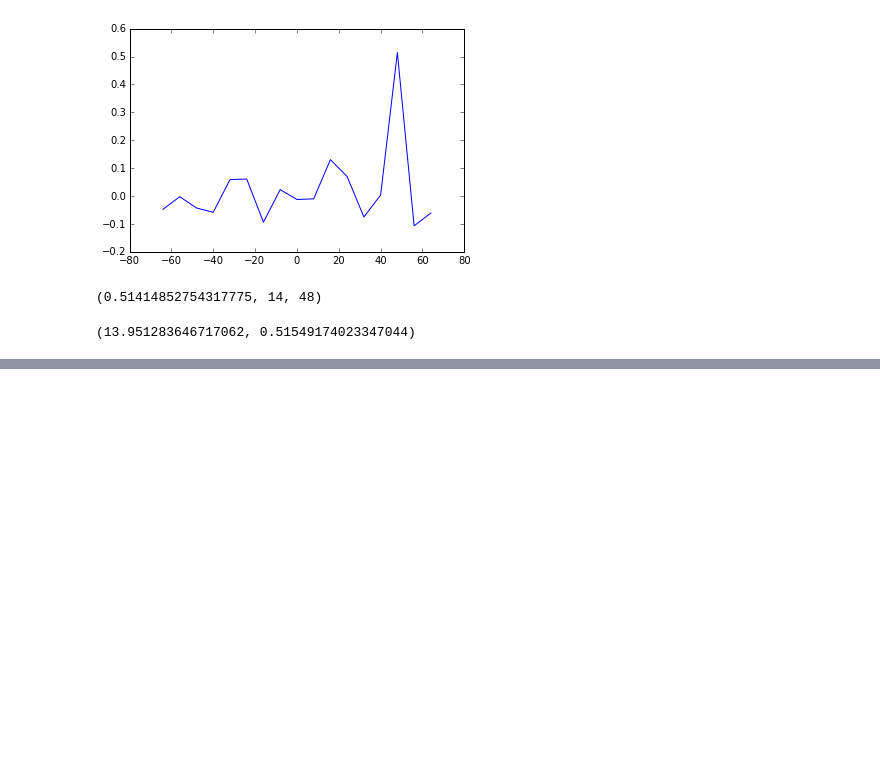
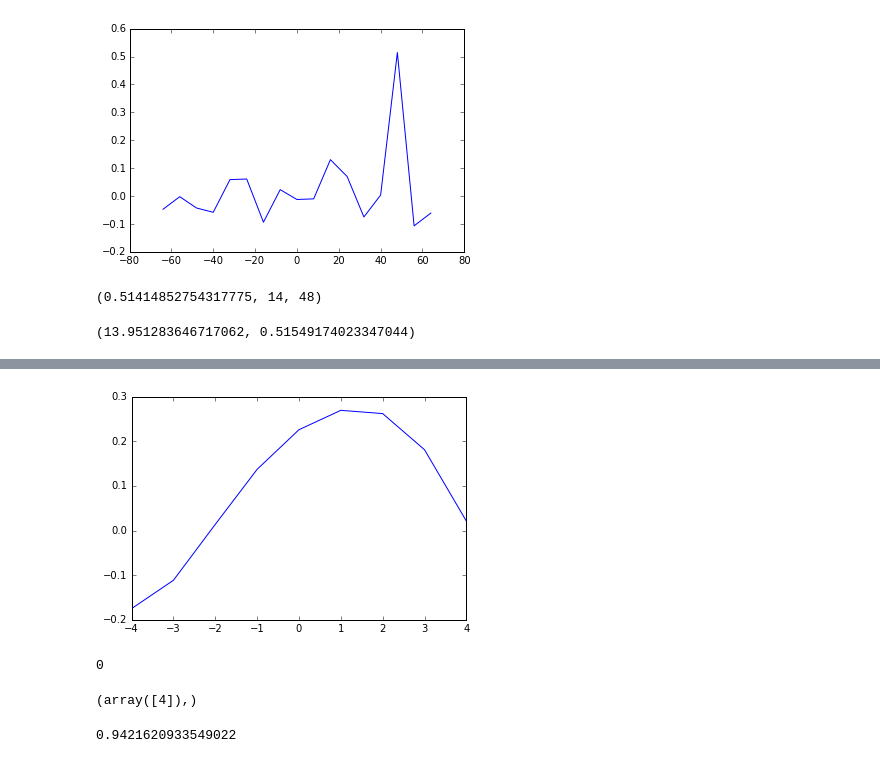
Before and after one commit to danlurie/lag_maps, a Jupyter notebook: notebooks/Cross-Correlation and Interpolation.ipynb, the cells around one changed output, grey strips where cells are left out. Drawn from its saved outputs; the diff is of its cells as text; code cells hidden in the pictures; blank space fills up the shorter version.

Commit message:
Initial lag map function is working, but doesn't handle non-central maxima well.

```diff
--- a/notebooks/Cross-Correlation and Interpolation.ipynb
+++ b/notebooks/Cross-Correlation and Interpolation.ipynb
@@ -141,0 +161,11 @@ parabolic(xcorr, 14)
+# %%
+short_lags = [-4, -3, -2, -1, 0, 1, 2, 3, 4]
+# %%
+frame_slider = IntSlider(min=100, max=200, step1=1, value=0)
+# decorate the plot function with an environment from the UIs:
+@interact(frame_select=frame_slider)
+def xcorr_viewer(frame_select):
+    test_xcorr = xcorr(epi_gm_masked[frame_select], np.mean(epi_gm_masked, axis=0), short_lags)
+    plt.plot(short_lags, test_xcorr)
+# %% [output]
+[figure, added]
@@ -141,0 +176,12 @@ parabolic(xcorr, 14)
+# %%
+np.argmax(test_xcorr)
+# %% [output]
+0
+# %%
+signal.argrelmax(np.array(test_xcorr), order=1)
+# %% [output]
+(array([4]),)
+# %%
+parabolic(test_xcorr, 5)[0] - 4
+# %% [output]
+0.9421620933549022
```
Also changed, not shown: parts of 21 cells of this notebook.
